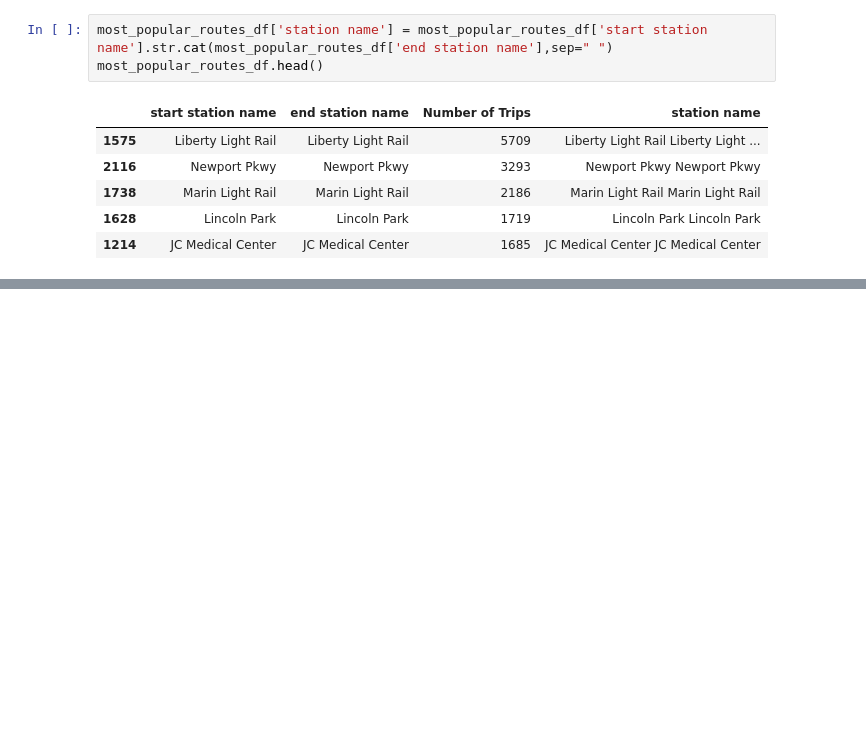
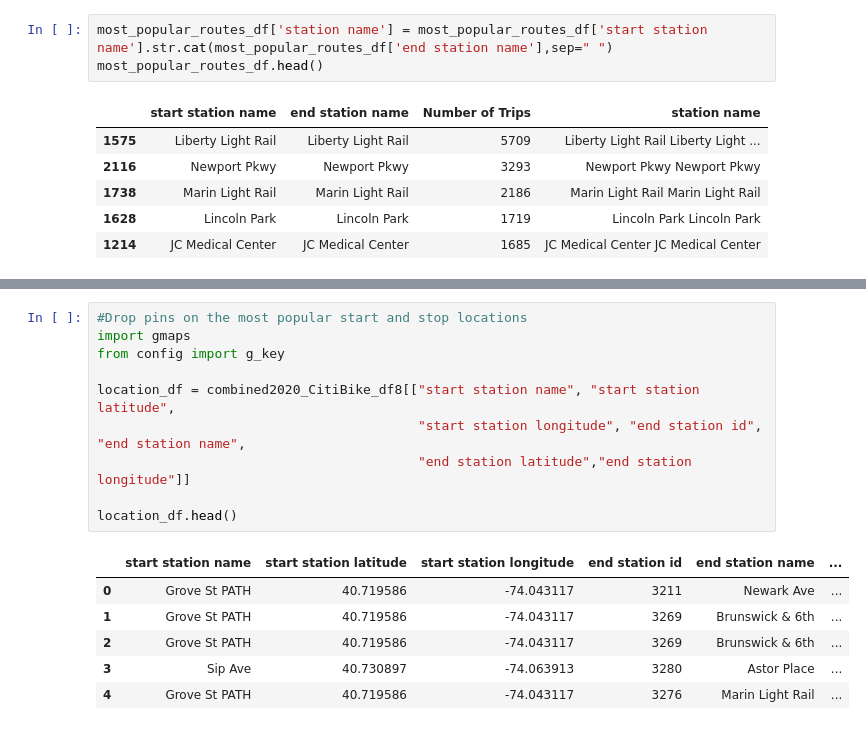
Before and after one commit to tnatoli29/Project_1, a Jupyter notebook: CitiBike/CitiBike 2020 Merge.ipynb, the cells around one changed output, grey strips where cells are left out. Saved outputs shown, nothing was run; the diff lists cells and outputs as text; blank space fills up the shorter version.

```diff
--- a/CitiBike/CitiBike 2020 Merge.ipynb
+++ b/CitiBike/CitiBike 2020 Merge.ipynb
@@ -467,0 +468,17 @@ plt.bar(routes_x_axis, routes_y_axis, color = "dodgerblue")
+# %%
+#Drop pins on the most popular start and stop locations
+import gmaps
+from config import g_key
+
+location_df = combined2020_CitiBike_df8[["start station name", "start station latitude",
+                                         "start station longitude", "end station id", "end station name",
+                                         "end station latitude","end station longitude"]]
+
+location_df.head()
+# %% [output]
+|  | start station name | start station latitude | start station longitude | end station id | end station name | ... |
+| 0 | Grove St PATH | 40.719586 | -74.043117 | 3211 | Newark Ave | ... |
+| 1 | Grove St PATH | 40.719586 | -74.043117 | 3269 | Brunswick & 6th | ... |
+| 2 | Grove St PATH | 40.719586 | -74.043117 | 3269 | Brunswick & 6th | ... |
+| 3 | Sip Ave | 40.730897 | -74.063913 | 3280 | Astor Place | ... |
+| 4 | Grove St PATH | 40.719586 | -74.043117 | 3276 | Marin Light Rail | ... |
```
Also changed, not shown: parts of 11 cells of this notebook.
